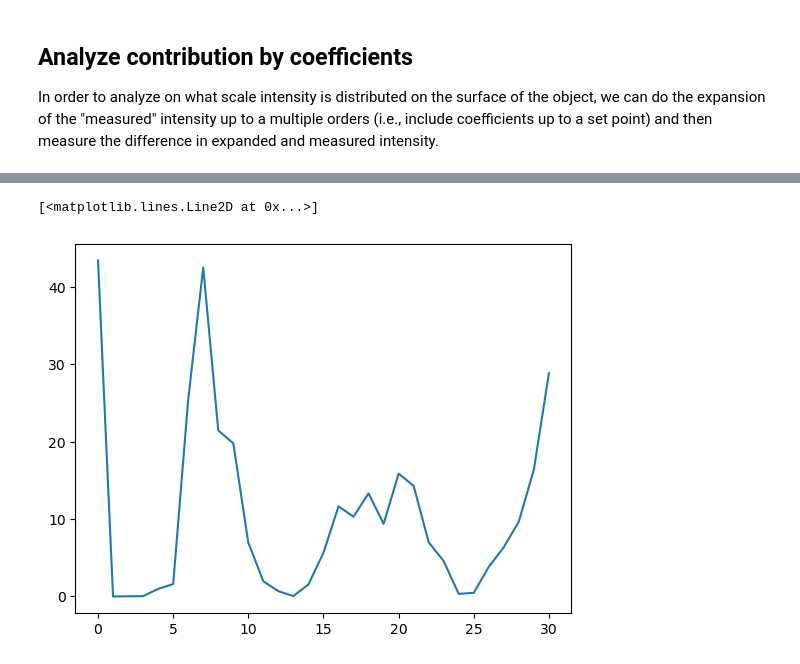
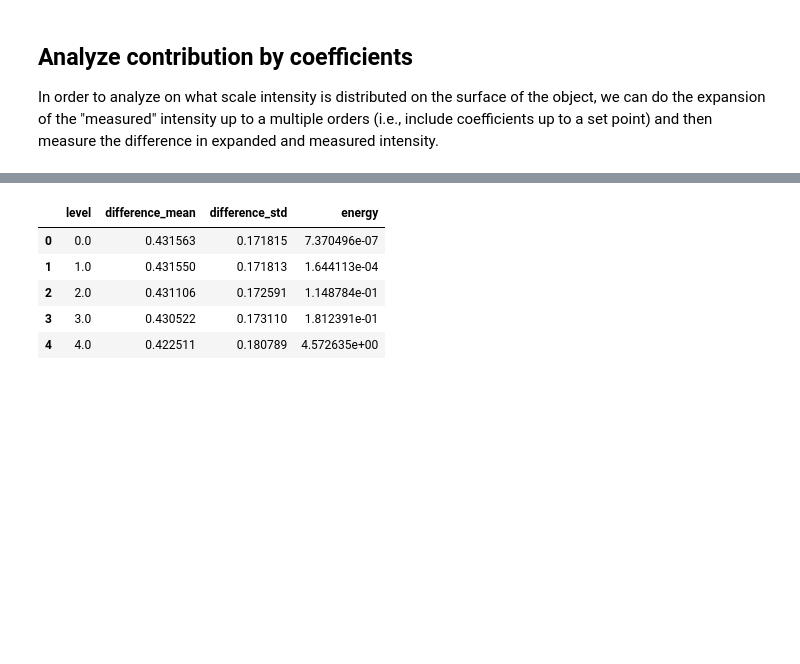
Before and after one commit to jo-mueller/napari-shape-odyssey, a Jupyter notebook: docs/notebooks/spectral_analysis/spectral_intensity_decomposition.ipynb, the cells around one changed output, grey strips where cells are left out. Saved outputs shown, nothing was run; the diff lists cells and outputs as text; code cells hidden in the pictures; blank space fills up the shorter version.

```diff
--- a/docs/notebooks/spectral_analysis/spectral_intensity_decomposition.ipynb
+++ b/docs/notebooks/spectral_analysis/spectral_intensity_decomposition.ipynb
@@ -60,5 +42,10 @@ ax.plot(n_coefficients, means, label='mean')
-# %%
-energies = Expander.calculate_energy_per_level()
-# %% [output]
-[<matplotlib.lines.Line2D at 0x...>]
-[figure, removed]
+# %%
+characteristics = Expander.characterize_contributions_per_level(normalize_eigenvalues=False)
+characteristics.head(5)
+# %% [output]
+|  | level | difference_mean | difference_std | energy |
+| 0 | 0.0 | 0.431563 | 0.171815 | 7.370496e-07 |
+| 1 | 1.0 | 0.431550 | 0.171813 | 1.644113e-04 |
+| 2 | 2.0 | 0.431106 | 0.172591 | 1.148784e-01 |
+| 3 | 3.0 | 0.430522 | 0.173110 | 1.812391e-01 |
+| 4 | 4.0 | 0.422511 | 0.180789 | 4.572635e+00 |
```
Also changed, not shown: parts of 8 cells of this notebook, 1 other file.
